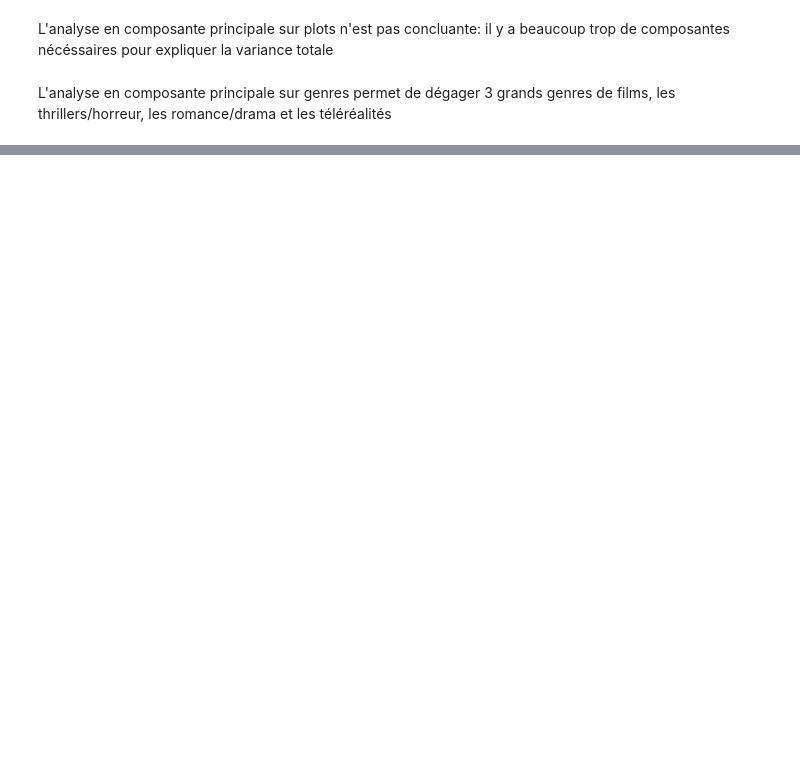
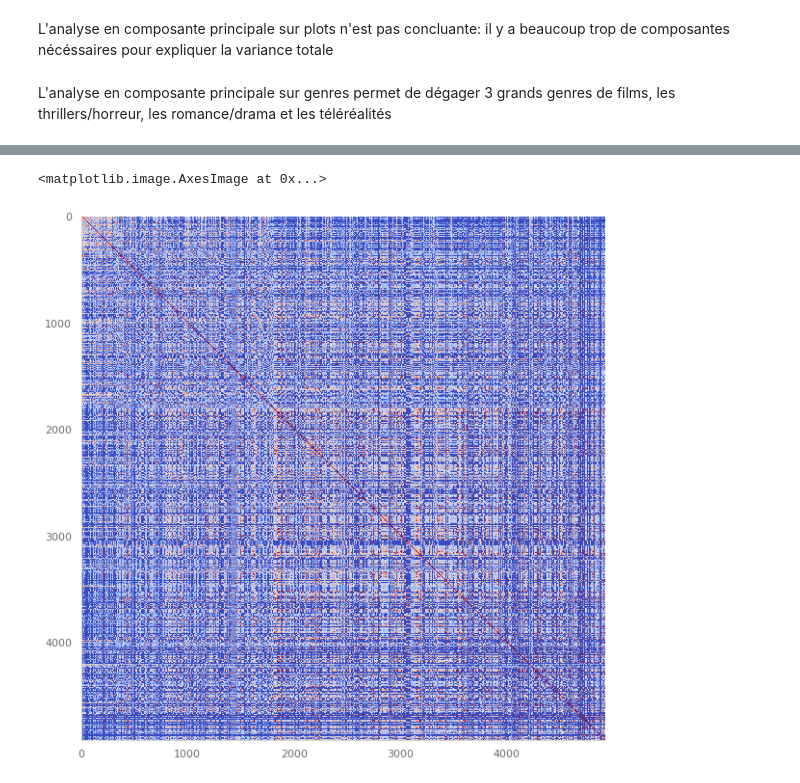
Before and after one commit to 8huit/recommandation-de-films, a Jupyter notebook: P3_02_films_exploration.ipynb, the cells around one changed output, grey strips where cells are left out. Saved outputs shown, nothing was run; the diff lists cells and outputs as text; code cells hidden in the pictures; blank space fills up the shorter version.

```diff
--- a/P3_02_films_exploration.ipynb
+++ b/P3_02_films_exploration.ipynb
@@ -478,15 +338,0 @@ dfPlots.describe()
-# %%
-plt.rcParams["figure.figsize"] = (60,20)
-
-fig, axes = plt.subplots(nrows=4, ncols=4,figsize=(18,18))
-plt.subplots_adjust(hspace=.5)
-axes=axes.flatten()
-
-i=0
-for x in colonnesQuantitatives:
-        #print(x) #debug
-        # on dessine le boxplot en excluant les valeurs manquantes pour chaque variable quantitative
-        axes[i].boxplot(dfUnique[x].dropna())
-        axes[i].set_title(x,color='#023047')
-        axes[i].set_xlabel('Valeurs manquantes: '+str(sPourcentageValeursManquantes[x])+'%')
-        i+=1
@@ -690,0 +712,5 @@ dfGenres.to_csv('movie_genres.csv',index=False)
+# %%
+# calcul de similarité Cosinus entre 2 films par genre
+A = np.array(dfGenres.iloc[1])
+B = np.array(dfGenres.iloc[2])
+similariteCosinus(A,B)
@@ -690,0 +719,10 @@ dfGenres.to_csv('movie_genres.csv',index=False)
+# %%
+def matriceSimilariteCosinus(A,B):
+    num=np.dot(A,B.T)
+    p1=np.array(np.sqrt(np.sum(A**2,axis=1)))[:,np.newaxis]
+    p2=np.array(np.sqrt(np.sum(B**2,axis=1)))[np.newaxis,:]
+    return num/(p1*p2)
+# %%
+# calcul de similarité entre l'ensemble des 4000 films suivant leurs genres
+m=matriceSimilariteCosinus(dfGenres,dfGenres)
+print(m)
@@ -690,0 +737,9 @@ dfGenres.to_csv('movie_genres.csv',index=False)
+# %%
+# Heatmap des similarités
+from matplotlib import pyplot as plt
+plt.rcParams["figure.figsize"] = (10,10)
+
+plt.imshow(m,cmap='coolwarm',interpolation='nearest')
+# %% [output]
+<matplotlib.image.AxesImage at 0x...>
+[figure, added]
```
Also changed, not shown: parts of 150 cells of this notebook, 2 other files.
